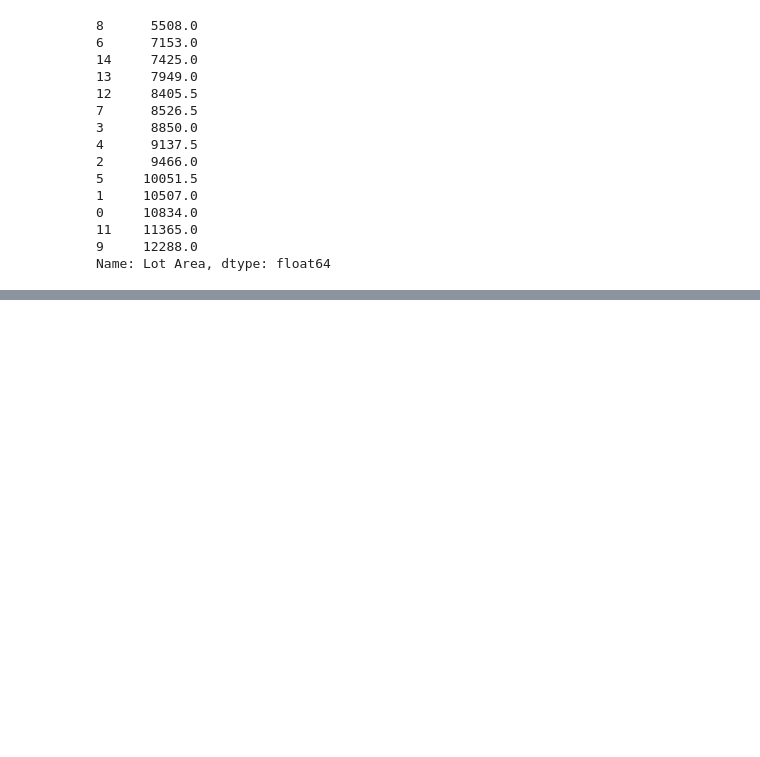
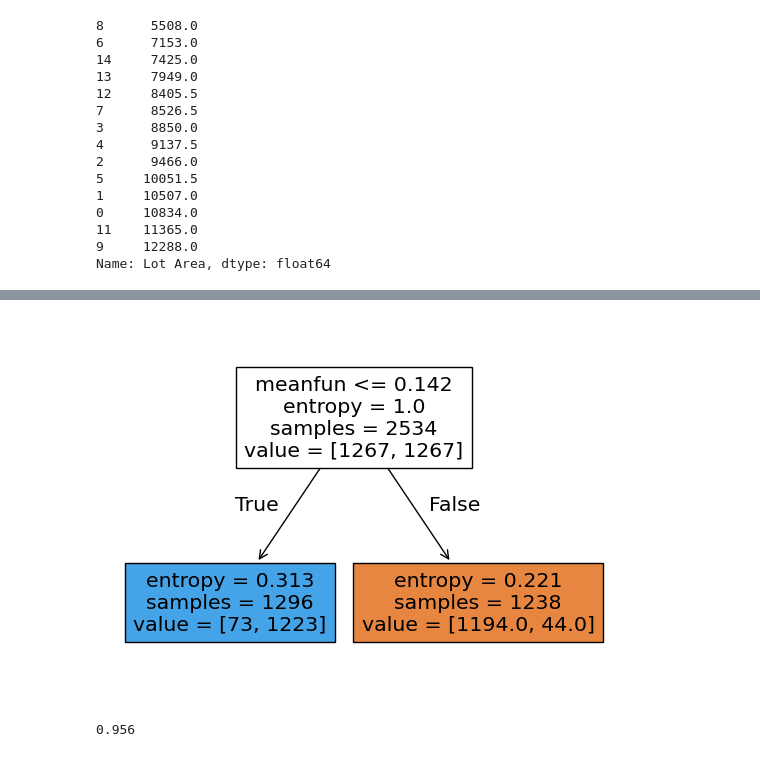
Before and after one commit to Davids001/Education, a Jupyter notebook: Working/математика-7/math7.ipynb, the cells around one changed output, grey strips where cells are left out. Drawn from its saved outputs; the diff is of its cells as text; code cells hidden in the pictures; blank space fills up the shorter version.

```diff
--- a/Working/математика-7/math7.ipynb
+++ b/Working/математика-7/math7.ipynb
@@ -212,0 +357,8 @@ Name: Lot Area, dtype: float64
+# %%
+X = voice_data.drop(['label'],axis=1)
+y = voice_data['label']
+X_train,X_test,y_train,y_test = model_selection.train_test_split(X,y,stratify=y,random_state=42,test_size=0.2)
+print(X_train.shape)
+print(X_test.shape)
+print(y_train.value_counts(normalize=True))
+print(y_test.value_counts(normalize=True))
@@ -212,0 +376,16 @@ Name: Lot Area, dtype: float64
+# %%
+model = DecisionTreeClassifier(max_depth=1,criterion='entropy')
+model.fit(X_train,y_train)
+
+tree.plot_tree(decision_tree=model,
+               max_depth=1,
+               feature_names=X_train.columns,
+               filled=True,
+               impurity=True);
+# %% [output]
+[figure, added]
+# %%
+predict_y = model.predict(X_test)
+print(round(metrics.accuracy_score(y_test,predict_y),3))
+# %% [output]
+0.956
```
Also changed, not shown: parts of 36 cells of this notebook, 17 other files.
